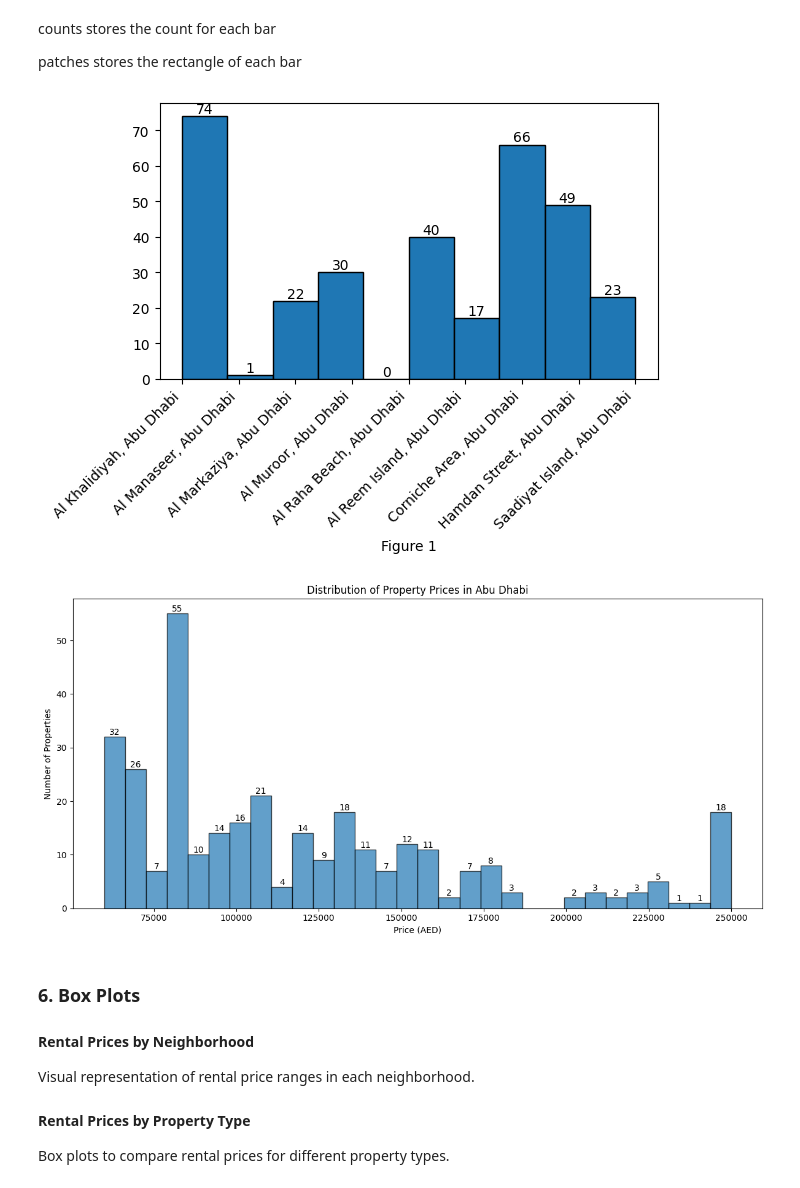
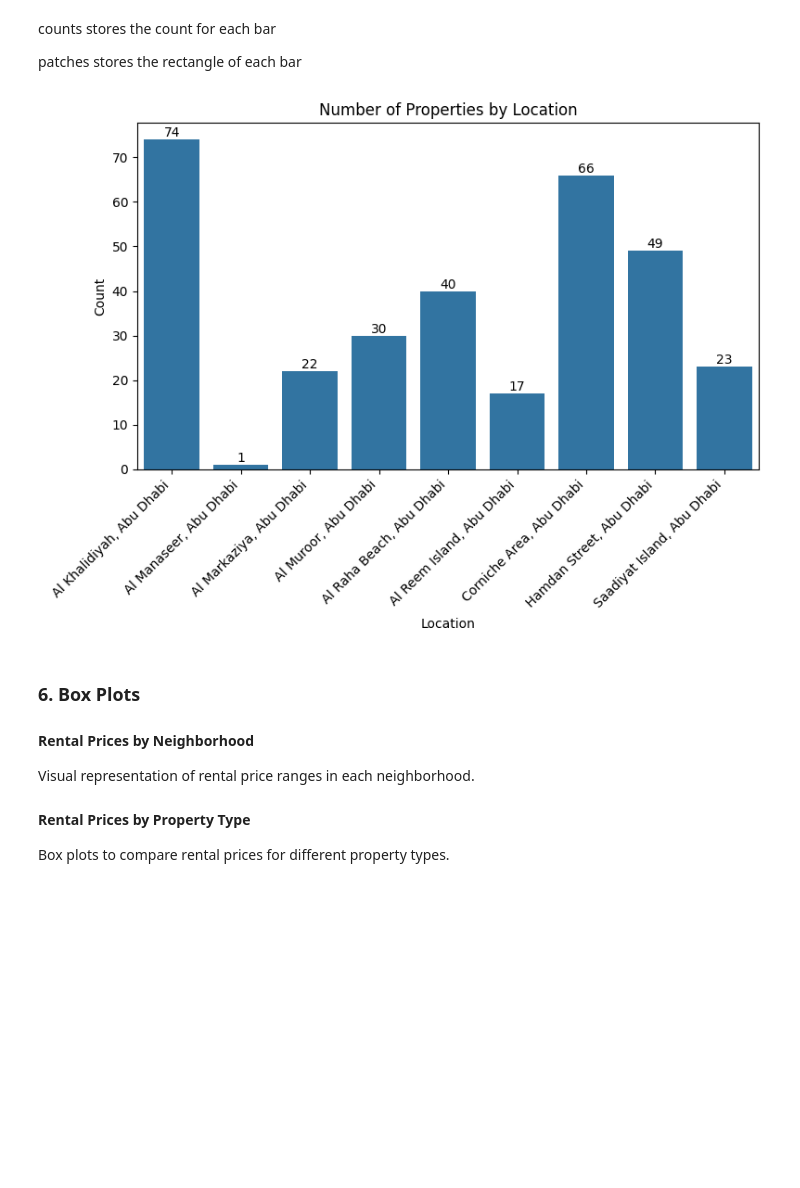
Before and after one commit to HamdanAlhajeri/StatisticsDubbizle, a Jupyter notebook: Data.ipynb, the cells around one changed output. Cells and saved outputs as stored; diff of their text form; code cells hidden in the pictures; blank space fills up the shorter version.

```diff
--- a/Data.ipynb
+++ b/Data.ipynb
@@ -61,42 +61,21 @@ db.describe()
 counts stores the count for each bar
 
 patches stores the rectangle of each bar
-# %%
-counts, bins, patches = plt.hist(db['Location'], bins=10, edgecolor='black')
-plt.xticks(rotation=45, ha='right')
-
-for i in range(len(patches)):
-    plt.text(patches[i].get_x() + patches[i].get_width()/2,
-             counts[i],
-             int(counts[i]),
-             ha='center',
-             va='bottom')
-
-plt.xlabel('Figure 1')
-plt.tight_layout()
-# %% [output]
-[figure, removed]
-# %%
-plt.figure(figsize=(12, 6))
-
-counts, bins, patches = plt.hist(db['Price'], bins=30, edgecolor='black', alpha=0.7)
-
-for i in range(len(patches)):
-    if counts[i] > 0:
-        plt.text(patches[i].get_x() + patches[i].get_width()/2,
-                 counts[i],
-             int(counts[i]),
-             ha='center',
-             va='bottom')
-
-plt.xlabel('Price (AED)')
-plt.ylabel('Number of Properties')
-plt.title('Distribution of Property Prices in Abu Dhabi')
-
-plt.tight_layout()
-plt.show()
-# %% [output]
-[figure, removed]
+# %%
+plt.figure(figsize=(8, 6))
+ax = sns.countplot(data=db, x='Location')
+plt.xticks(rotation=45, ha='right')
+
+# Add count labels on top of each bar
+for i in ax.containers:
+    ax.bar_label(i)
+
+plt.xlabel('Location')
+plt.ylabel('Count')
+plt.title('Number of Properties by Location')
+plt.tight_layout()
+# %% [output]
+[figure, added]
 # %% [markdown]
 ### 6. Box Plots
 #### Rental Prices by Neighborhood
```
Also changed, not shown: parts of 18 cells of this notebook, 20 other files.
